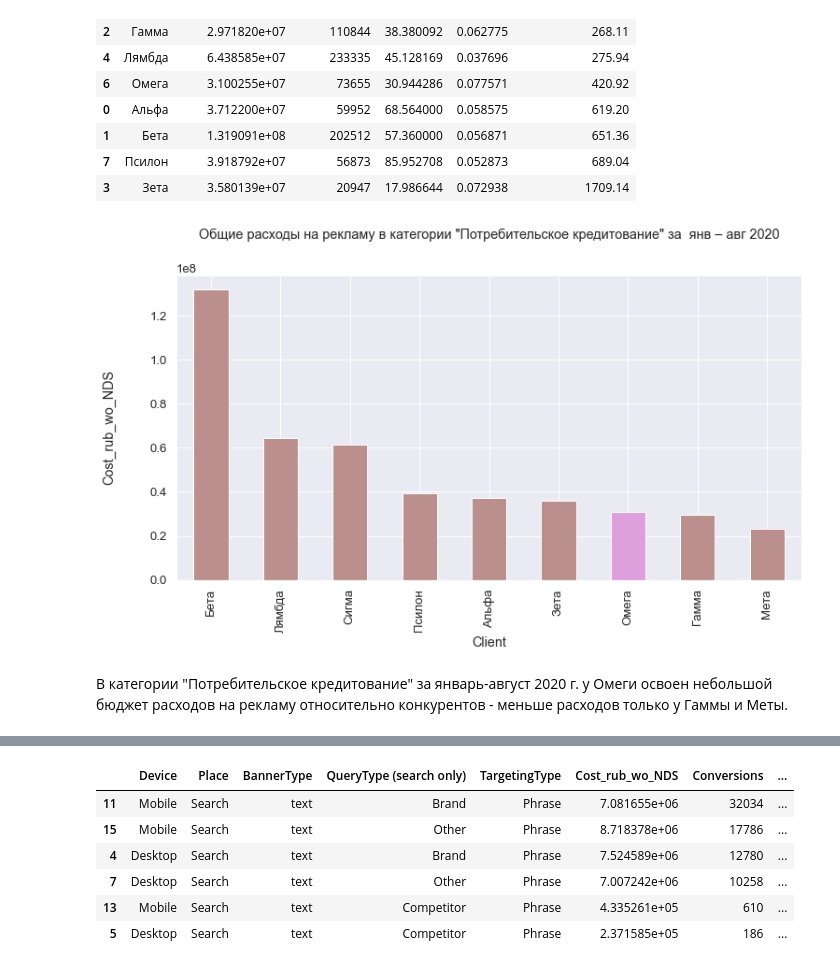
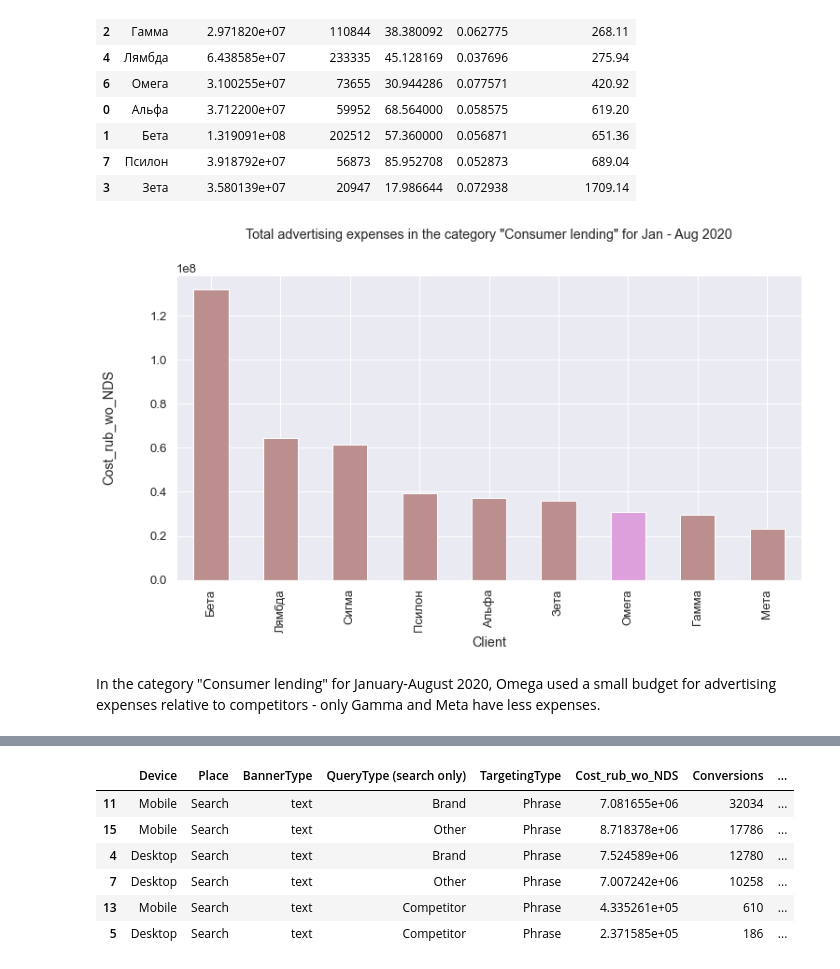
Before and after one commit to ConveroMursa/Data_Analysis, a Jupyter notebook: EDA_projects/Аnalysis_of_an_advertising_campaign/Аnalysis_of_an_advertising_campaign.ipynb, the cells around one changed output, grey strips where cells are left out. Cells and saved outputs as stored; diff of their text form; code cells hidden in the pictures.

```diff
--- a/EDA_projects/Аnalysis_of_an_advertising_campaign/Аnalysis_of_an_advertising_campaign.ipynb
+++ b/EDA_projects/Аnalysis_of_an_advertising_campaign/Аnalysis_of_an_advertising_campaign.ipynb
@@ -69,13 +66,13 @@ df_group
 # %%
 df_group.sort_values("Cost_rub_wo_NDS", ascending=False)\
 .plot(kind='bar',x='Client',y='Cost_rub_wo_NDS',
     color=['#BC8F8F', '#BC8F8F', '#BC8F8F', '#BC8F8F', '#BC8F8F', '#BC8F8F', '#DDA0DD', '#BC8F8F', '#BC8F8F'],
     legend=False, ylabel='Cost_rub_wo_NDS\n\n',
-    title='Общие расходы на рекламу в категории "Потребительское кредитование" за  янв – авг 2020\n\n');
+    title='Total advertising expenses in the category "Consumer lending" for Jan - Aug 2020\n\n');
 # %% [output]
-[figure, old version]
+[figure, new version]
 # %% [markdown]
-В категории "Потребительское кредитование" за январь-август 2020 г. у Омеги освоен  небольшой бюджет расходов на рекламу относительно конкурентов - меньше расходов только у Гаммы и Меты.
+In the category "Consumer lending" for January-August 2020, Omega used a small budget for advertising expenses relative to competitors - only Gamma and Meta have less expenses.
 # %%
 fig, ax = plt.subplots(nrows=2, ncols=2, figsize=(20, 15))
 
```
Also changed, not shown: parts of 15 cells of this notebook.
